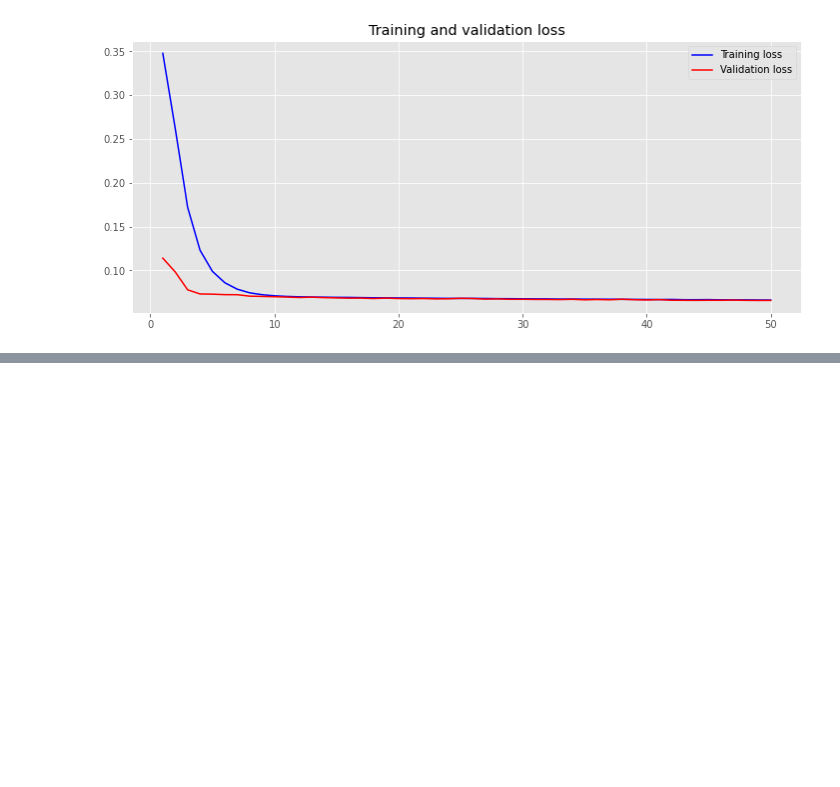
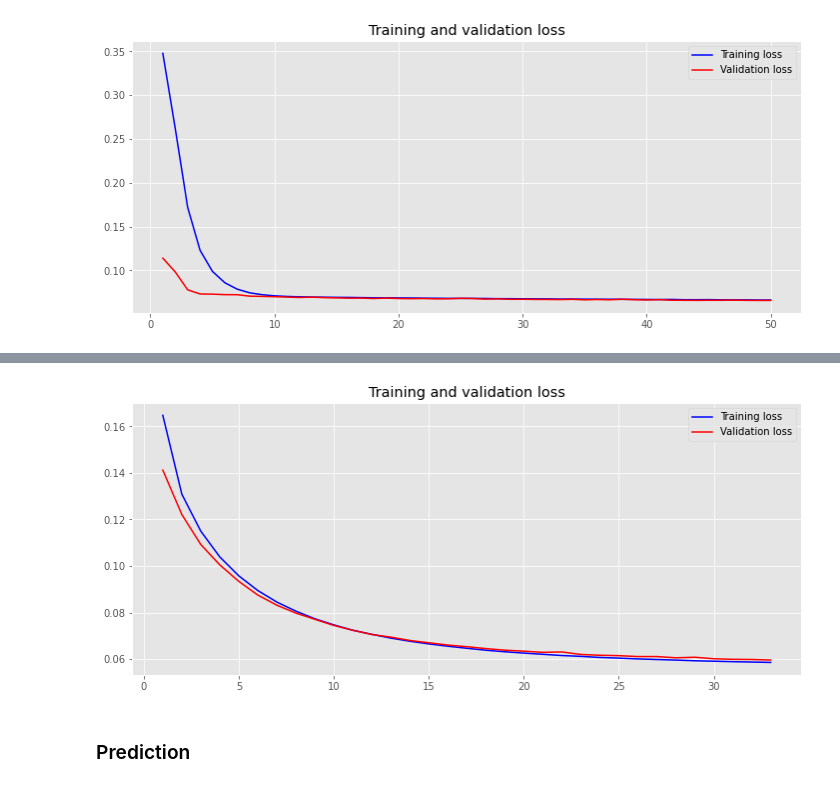
Before and after one commit to darshanakgr/hgg-dataset, a Jupyter notebook: training.ipynb, the cells around one changed output, grey strips where cells are left out. Drawn from its saved outputs; the diff is of its cells as text; code cells hidden in the pictures; blank space fills up the shorter version.

Commit message:
lstm model tested

```diff
--- a/training.ipynb
+++ b/training.ipynb
@@ -114,0 +170,20 @@ model.save("model_2.h5")
+# %%
+def build_model():
+    audio_input = tf.keras.Input(shape=(61, 13))
+    text_input = tf.keras.Input(shape=(768, ))
+
+    x = LSTM(13)(audio_input)
+    x = Dropout(0.3)(x)
+
+    x = concatenate([x, text_input], axis=1)
+
+    outputs = Dense(84, activation="tanh")(x)
+
+    model = Model(inputs=[audio_input, text_input], outputs=outputs)
+
+    return model
+# %%
+model = build_model()
+model.compile(optimizer=tf.keras.optimizers.Adam(learning_rate=0.0001), loss=tf.keras.losses.MeanSquaredError())
+
+model.summary()
@@ -114,0 +208,9 @@ model.save("model_2.h5")
+# %%
+history = model.fit(
+    (train_x_audio, train_x_text), train_y,
+    validation_data=((val_x_audio, val_x_text), val_y),
+    shuffle=True, batch_size=128, epochs=50,
+    callbacks=[
+        tf.keras.callbacks.EarlyStopping(monitor="val_loss", min_delta=0.001, patience=5, restore_best_weights=True)
+    ]
+)
@@ -114,0 +235,4 @@ model.save("model_2.h5")
+# %%
+plot_history(history)
+# %% [output]
+[figure, added]
@@ -115 +241,3 @@ model.save("model_2.h5")
+# %% [markdown]
+### Prediction
 # %%
```
Also changed, not shown: parts of 11 cells of this notebook, 2 other files.
